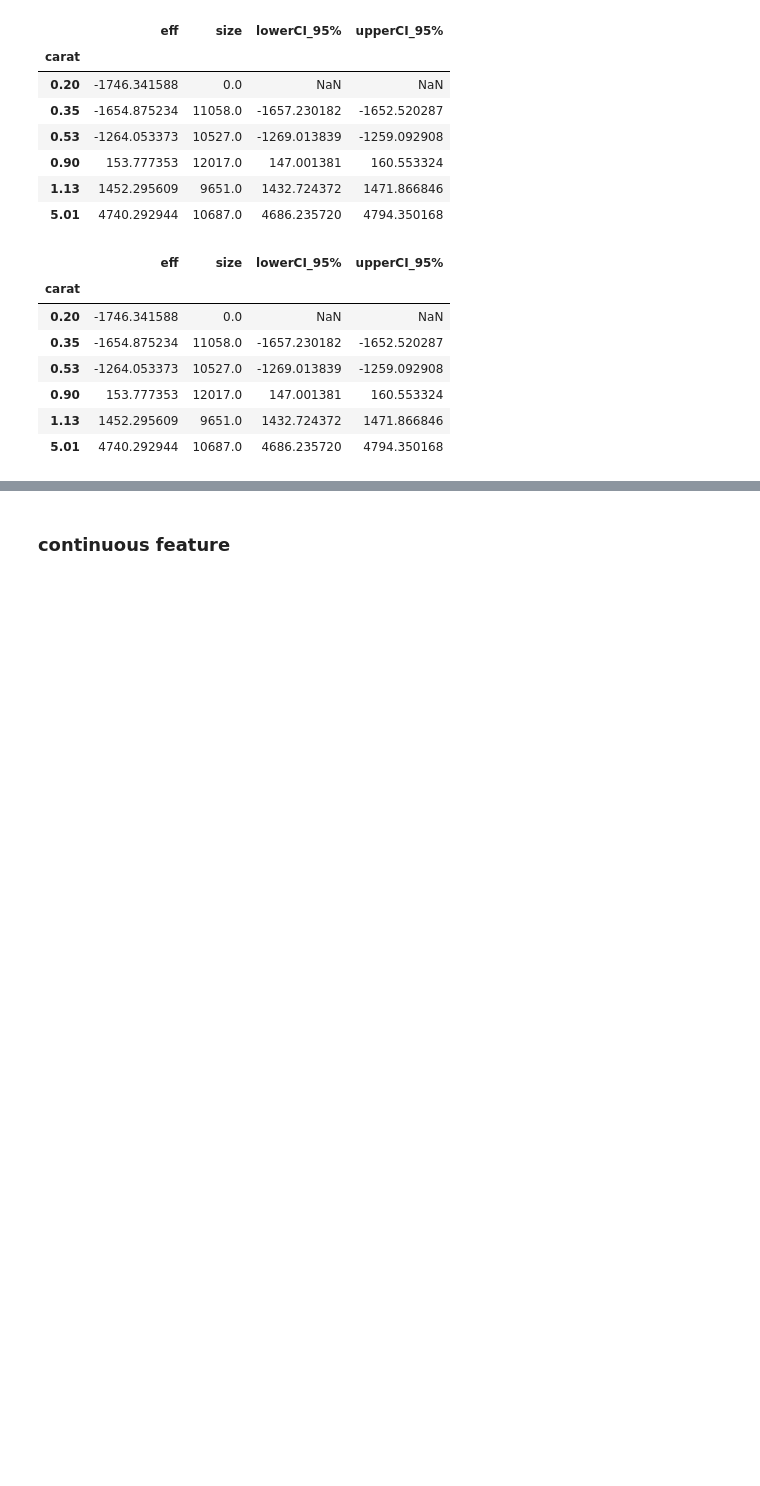
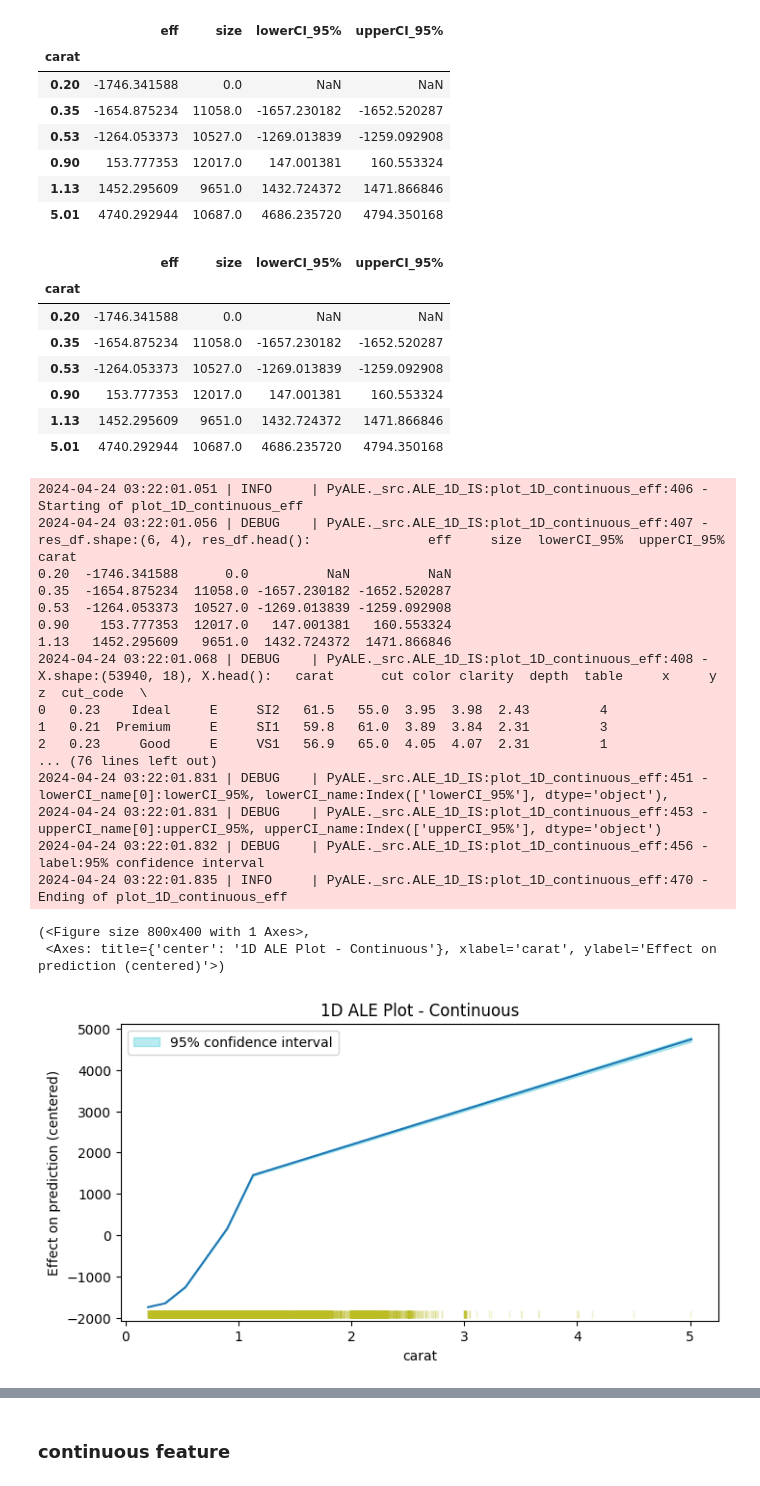
Before and after one commit to indrasmartmob/explainability, a Jupyter notebook: PyALE-master/decoding/01_decode_aleplot_1D_continuous.ipynb, the cells around one changed output, grey strips where cells are left out. Drawn from its saved outputs; the diff is of its cells as text; code cells hidden in the pictures; blank space fills up the shorter version.

Commit message:
[MODIFIED] plot_1D_continuous_eff

```diff
--- a/PyALE-master/decoding/01_decode_aleplot_1D_continuous.ipynb
+++ b/PyALE-master/decoding/01_decode_aleplot_1D_continuous.ipynb
@@ -178,3 +178,26 @@ ale1d_IS_df.loc[:,["eff", "size", "lowerCI_95%", "upperCI_95%"]].head(10)
 | 0.90 | 153.777353 | 12017.0 | 147.001381 | 160.553324 |
 | 1.13 | 1452.295609 | 9651.0 | 1432.724372 | 1471.866846 |
 | 5.01 | 4740.292944 | 10687.0 | 4686.235720 | 4794.350168 |
+# %%
+ALE_1D_IS.plot_1D_continuous_eff(ale1d_IS_df.loc[:,["eff", "size", "lowerCI_95%", "upperCI_95%"]], X, fig=None, ax=None, verbose=True)
+# %% [output]
+2024-04-24 03:22:01.051 | INFO     | PyALE._src.ALE_1D_IS:plot_1D_continuous_eff:406 - Starting of plot_1D_continuous_eff
+2024-04-24 03:22:01.056 | DEBUG    | PyALE._src.ALE_1D_IS:plot_1D_continuous_eff:407 - res_df.shape:(6, 4), res_df.head():               eff     size  lowerCI_95%  upperCI_95%
+carat
+0.20  -1746.341588      0.0          NaN          NaN
+0.35  -1654.875234  11058.0 -1657.230182 -1652.520287
+0.53  -1264.053373  10527.0 -1269.013839 -1259.092908
+0.90    153.777353  12017.0   147.001381   160.553324
+1.13   1452.295609   9651.0  1432.724372  1471.866846
+2024-04-24 03:22:01.068 | DEBUG    | PyALE._src.ALE_1D_IS:plot_1D_continuous_eff:408 - X.shape:(53940, 18), X.head():   carat      cut color clarity  depth  table     x     y     z  cut_code  \
+0   0.23    Ideal     E     SI2   61.5   55.0  3.95  3.98  2.43         4
+1   0.21  Premium     E     SI1   59.8   61.0  3.89  3.84  2.31         3
+2   0.23     Good     E     VS1   56.9   65.0  4.05  4.07  2.31         1
+... (76 lines left out)
+2024-04-24 03:22:01.831 | DEBUG    | PyALE._src.ALE_1D_IS:plot_1D_continuous_eff:451 - lowerCI_name[0]:lowerCI_95%, lowerCI_name:Index(['lowerCI_95%'], dtype='object'),
+2024-04-24 03:22:01.831 | DEBUG    | PyALE._src.ALE_1D_IS:plot_1D_continuous_eff:453 - upperCI_name[0]:upperCI_95%, upperCI_name:Index(['upperCI_95%'], dtype='object')
+2024-04-24 03:22:01.832 | DEBUG    | PyALE._src.ALE_1D_IS:plot_1D_continuous_eff:456 - label:95% confidence interval
+2024-04-24 03:22:01.835 | INFO     | PyALE._src.ALE_1D_IS:plot_1D_continuous_eff:470 - Ending of plot_1D_continuous_eff
+(<Figure size 800x400 with 1 Axes>,
+ <Axes: title={'center': '1D ALE Plot - Continuous'}, xlabel='carat', ylabel='Effect on prediction (centered)'>)
+[figure, added]
```
Also changed, not shown: parts of 2 cells of this notebook, 1 other file.
